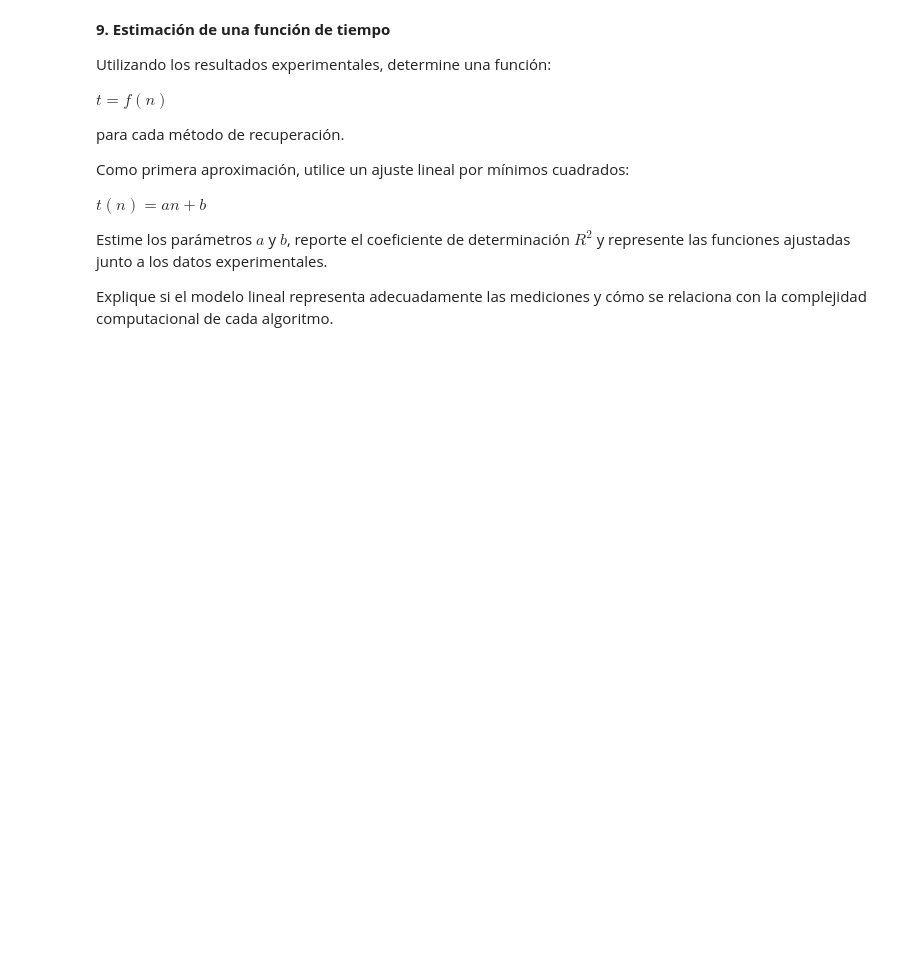
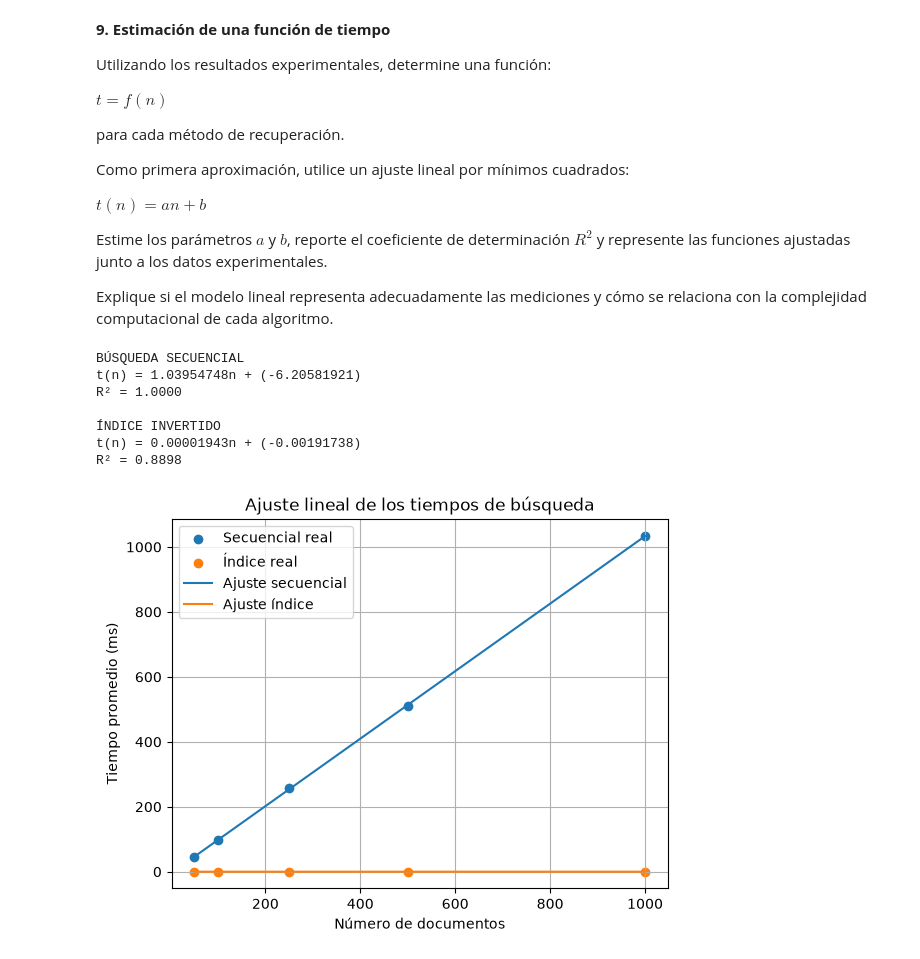
Before and after one commit to JuanEPNstu/Ejercicio-02-Bool-Search, a Jupyter notebook: 02_booleansearch.ipynb, the cells around one changed output. Drawn from its saved outputs; the diff is of its cells as text; code cells hidden in the pictures; blank space fills up the shorter version.

Commit message:
Correcion de pequeños errores
Se corrigio la carga de la libreria numpy y se realizo el apartado 9 que no se cargo adecuadamente al repositorio

```diff
--- a/02_booleansearch.ipynb
+++ b/02_booleansearch.ipynb
@@ -646,3 +647,66 @@ $t(n)=an+b$
 Estime los parámetros $a$ y $b$, reporte el coeficiente de determinación $R^2$ y represente las funciones ajustadas junto a los datos experimentales.
 
 Explique si el modelo lineal representa adecuadamente las mediciones y cómo se relaciona con la complejidad computacional de cada algoritmo.
+# %%
+n = tablapd["Documentos"]
+t = tablapd["Secuencial Promedio(ms)"]
+
+def ajuste_lineal(n, tiempos):
+    # Calcular pendiente e intercepto
+    a, b = np.polyfit(n, tiempos, 1)
+
+    # Calcular tiempos estimados
+    estimados = np.polyval([a, b], n)
+
+    # Calcular R²
+    ss_res = sum((tiempos - estimados) ** 2)
+    ss_tot = sum((tiempos - tiempos.mean()) ** 2)
+
+    r2 = 1 - ss_res / ss_tot if ss_tot != 0 else float("nan")
+
+    return a, b, r2, estimados
+
+
+
+n = tablapd["Documentos"].to_numpy()
+
+sec = tablapd["Secuencial Promedio(ms)"].to_numpy()
+inv = tablapd["Indice Promedio(ms)"].to_numpy()
+
+a_sec, b_sec, r2_sec, estimados_sec = ajuste_lineal(n, sec)
+a_inv, b_inv, r2_inv, estimados_inv = ajuste_lineal(n, inv)
+
+print("BÚSQUEDA SECUENCIAL")
+print(f"t(n) = {a_sec:.8f}n + ({b_sec:.8f})")
+print(f"R² = {r2_sec:.4f}")
+
+print("\nÍNDICE INVERTIDO")
+print(f"t(n) = {a_inv:.8f}n + ({b_inv:.8f})")
+print(f"R² = {r2_inv:.4f}")
+
+import matplotlib.pyplot as plt
+
+# Datos experimentales
+plt.scatter(n, sec, label="Secuencial real")
+plt.scatter(n, inv, label="Índice real")
+
+# Rectas ajustadas
+plt.plot(n, estimados_sec, label="Ajuste secuencial")
+plt.plot(n, estimados_inv, label="Ajuste índice")
+
+plt.xlabel("Número de documentos")
+plt.ylabel("Tiempo promedio (ms)")
+plt.title("Ajuste lineal de los tiempos de búsqueda")
+
+plt.legend()
+plt.grid(True)
+plt.show()
+# %% [output]
+BÚSQUEDA SECUENCIAL
+t(n) = 1.03954748n + (-6.20581921)
+R² = 1.0000
+
+ÍNDICE INVERTIDO
+t(n) = 0.00001943n + (-0.00191738)
+R² = 0.8898
+[figure, added]
```
Also changed, not shown: parts of 5 cells of this notebook.
